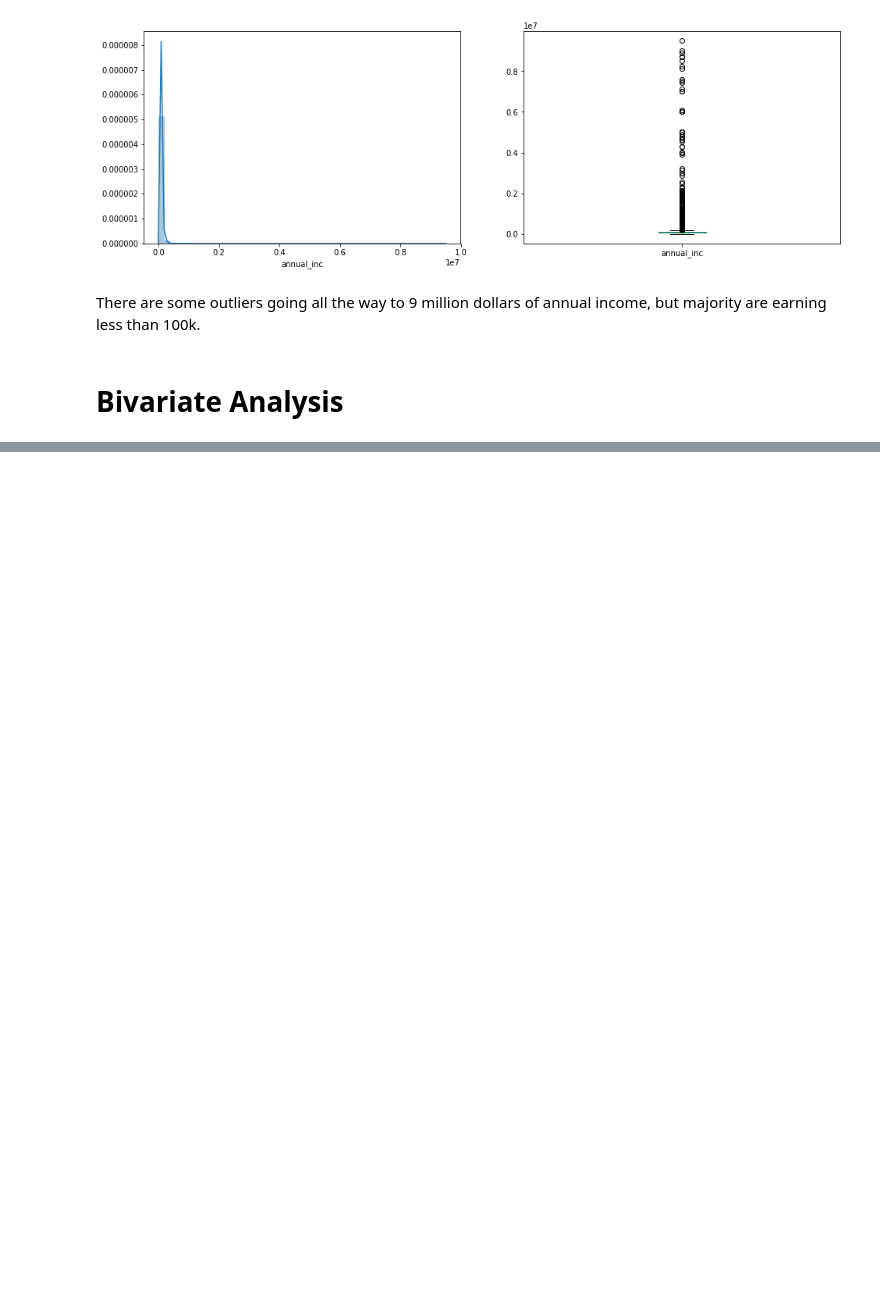
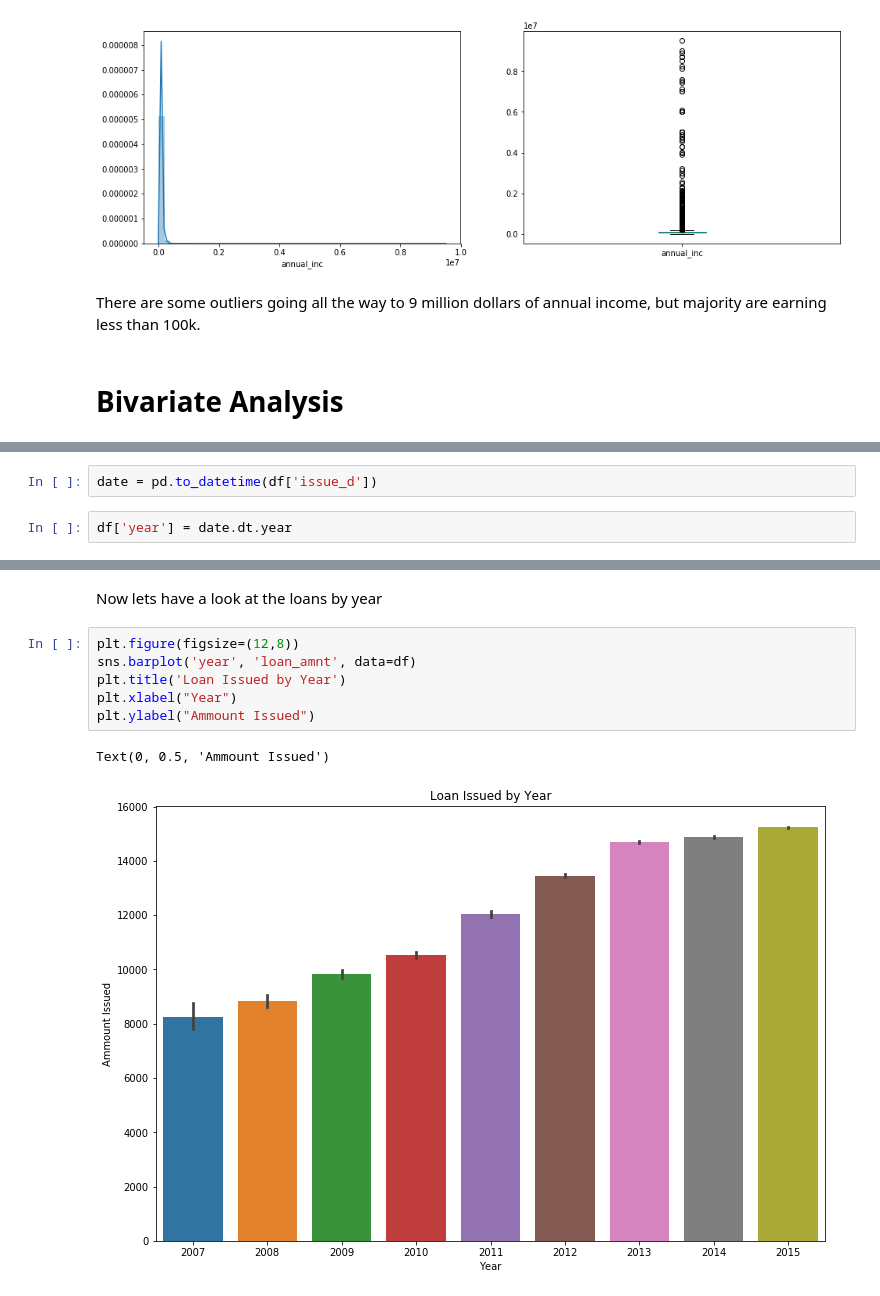
Before and after one commit to abbasqureshi7/LendingClubProject1, a Jupyter notebook: Lending Club Project 1.ipynb, the cells around one changed output, grey strips where cells are left out. Saved outputs shown, nothing was run; the diff lists cells and outputs as text; blank space fills up the shorter version.

```diff
--- a/Lending Club Project 1.ipynb
+++ b/Lending Club Project 1.ipynb
@@ -267,0 +395,4 @@ There are some outliers going all the way to 9 million dollars of annual income,
+# %%
+date = pd.to_datetime(df['issue_d'])
+# %%
+df['year'] = date.dt.year
@@ -267,0 +408,11 @@ There are some outliers going all the way to 9 million dollars of annual income,
+# %% [markdown]
+Now lets have a look at the loans by year
+# %%
+plt.figure(figsize=(12,8))
+sns.barplot('year', 'loan_amnt', data=df)
+plt.title('Loan Issued by Year')
+plt.xlabel("Year")
+plt.ylabel("Ammount Issued")
+# %% [output]
+Text(0, 0.5, 'Ammount Issued')
+[figure, added]
```
Also changed, not shown: parts of 36 cells of this notebook.
